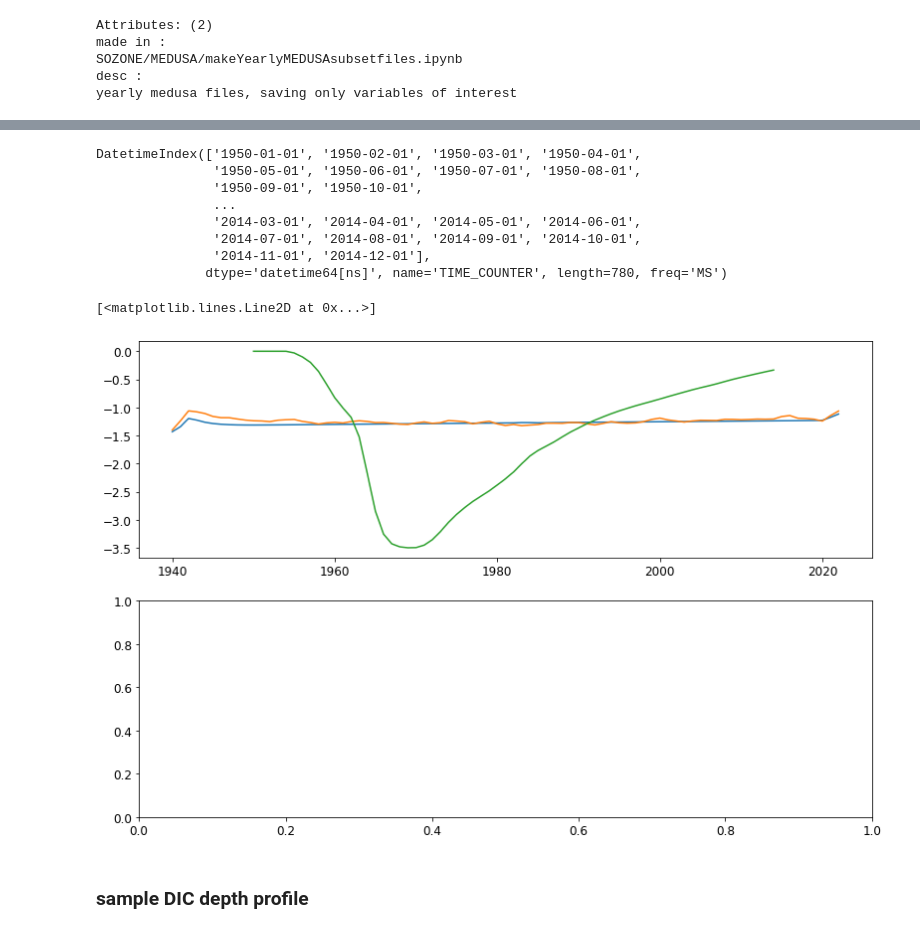
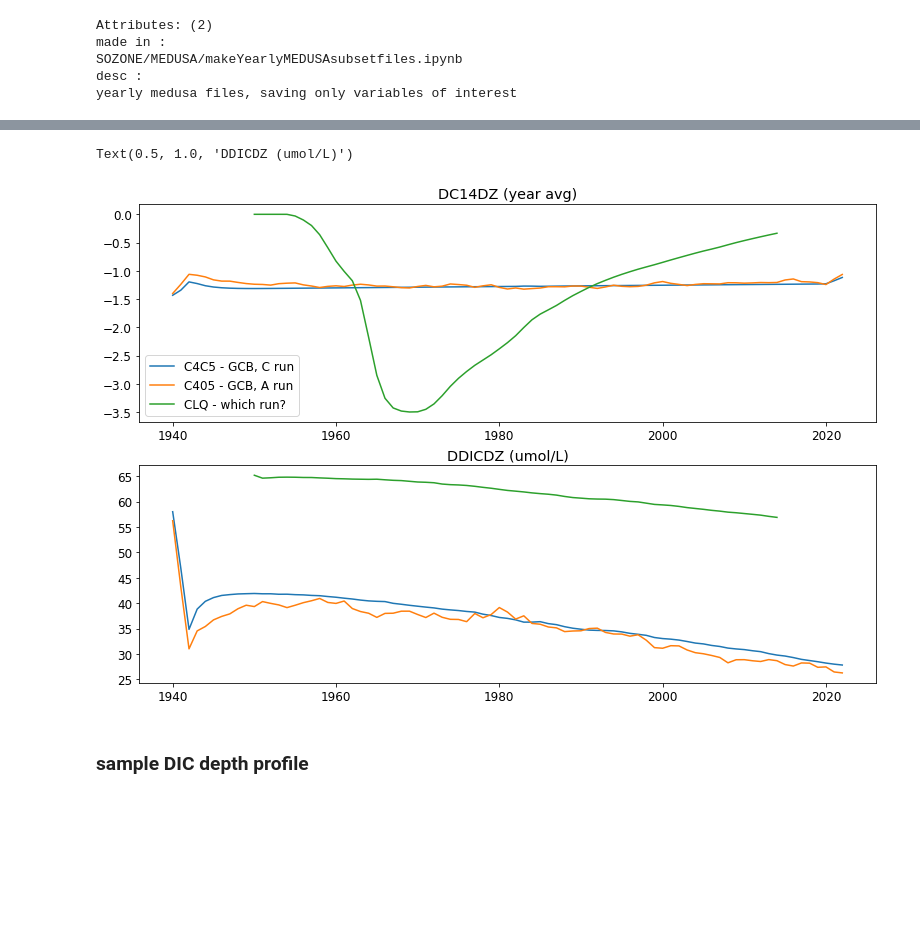
Before and after one commit to tjarnikova/SOZONE, a Jupyter notebook: C14/make_verticalgradient.ipynb, the cells around one changed output, grey strips where cells are left out. Saved outputs shown, nothing was run; the diff lists cells and outputs as text; code cells hidden in the pictures; blank space fills up the shorter version.

```diff
--- a/C14/make_verticalgradient.ipynb
+++ b/C14/make_verticalgradient.ipynb
@@ -303,36 +298,26 @@ axs[0].set_title('DDICDZ')
-# %%
-CLQ_time
-# %% [output]
-DatetimeIndex(['1950-01-01', '1950-02-01', '1950-03-01', '1950-04-01',
-               '1950-05-01', '1950-06-01', '1950-07-01', '1950-08-01',
-               '1950-09-01', '1950-10-01',
-               ...
-               '2014-03-01', '2014-04-01', '2014-05-01', '2014-06-01',
-               '2014-07-01', '2014-08-01', '2014-09-01', '2014-10-01',
-               '2014-11-01', '2014-12-01'],
-              dtype='datetime64[ns]', name='TIME_COUNTER', length=780, freq='MS')
 # %%
 fact = 1.1
 fig, axs = plt.subplots(2,1, figsize=(12*fact, 8*fact), facecolor='w', edgecolor='k')
 axs = axs.ravel()
 
 C4C5_time = C4C5_dc14dz.indexes['time_counter'].to_datetimeindex()
 CLQ_time = CLQ_dc14dz.indexes['TIME_COUNTER']
 ctime = np.arange(1940,2023,1)
 clqtime = np.arange(1950,2015,1)
 axs[0].plot(ctime, C4C5_dc14dz.DC14DZ.groupby('time_counter.year').mean(), label = 'C4C5 - GCB, C run')
 axs[0].plot(ctime, C405_dc14dz.DC14DZ.groupby('time_counter.year').mean(), label = 'C405 - GCB, A run')
 axs[0].plot(clqtime, CLQ_dc14dz.DC14DZ.groupby('TIME_COUNTER.year').mean(), label = 'CLQ - which run?')
 
-# axs[0].plot(C4C5_time.groupby('time_counter.year').mean(), C405_dc14dz.DC14DZ, label = 'C405 - GCB, A run')
-# axs[0].plot(CLQ_time, CLQ_dc14dz.DC14DZ, label = 'CLQ - which run?')
+axs[1].plot(ctime, C4C5_dc14dz.DDICDZ.groupby('time_counter.year').mean()* 1e6, label = 'C4C5 - GCB, C run')
+axs[1].plot(ctime, C405_dc14dz.DDICDZ.groupby('time_counter.year').mean()* 1e6, label = 'C405 - GCB, A run')
+axs[1].plot(clqtime, CLQ_dc14dz.DDICDZ.groupby('TIME_COUNTER.year').mean()* 1e6, label = 'CLQ - which run?')
 
-# axs[1].plot(C4C5_time, C4C5_dc14dz.DDICDZ* 1e6, label = 'C4C5 - GCB, C run')
-# axs[1].plot(C4C5_time, C405_dc14dz.DDICDZ* 1e6, label = 'C405 - GCB, A run')
-# axs[1].plot(CLQ_time, CLQ_dc14dz.DDICDZ * 1e6, label = 'CLQ - which run?')
+axs[0].legend()
+axs[0].set_title('DC14DZ (year avg)')
+axs[1].set_title('DDICDZ (umol/L)')
 # %% [output]
-[<matplotlib.lines.Line2D at 0x...>]
+Text(0.5, 1.0, 'DDICDZ (umol/L)')
-[figure, old version]
+[figure, new version]
 # %% [markdown]
 ### sample DIC depth profile
 # %%
```
Also changed, not shown: parts of 4 cells of this notebook.
